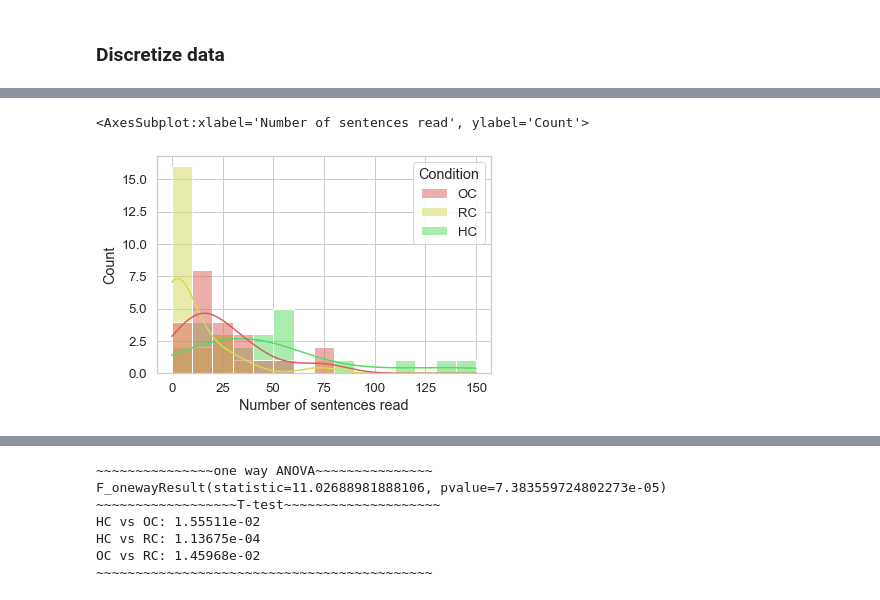
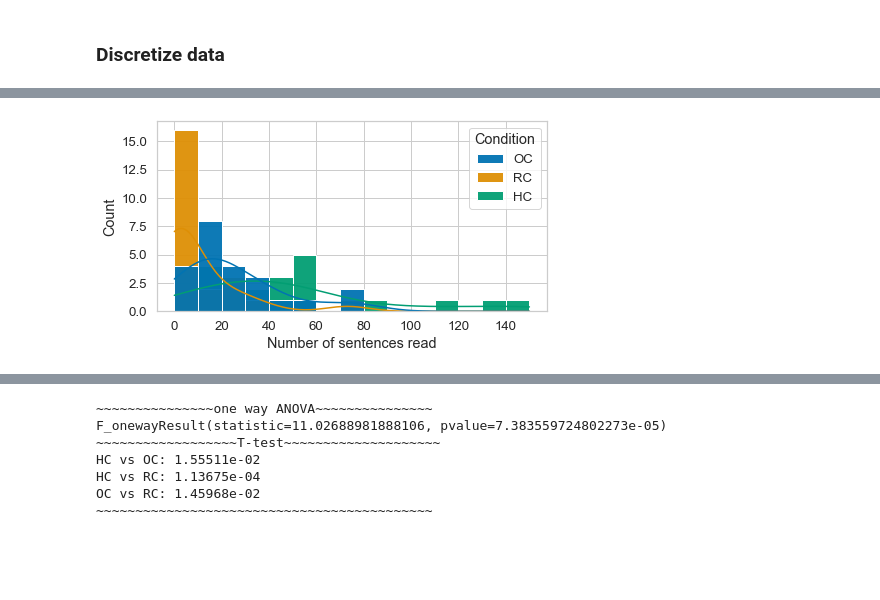
Before and after one commit to Joao-Tiago-Almeida/HRI2023---Conference-Paper, a Jupyter notebook: main.ipynb, the cells around one changed output, grey strips where cells are left out. Saved outputs shown, nothing was run; the diff lists cells and outputs as text; code cells hidden in the pictures; blank space fills up the shorter version.

```diff
--- a/main.ipynb
+++ b/main.ipynb
@@ -6,7 +6,7 @@ import matplotlib.pyplot as plt
 # Set the general theme for the figures
 sns.set(font_scale = 1.2)
 sns.set_style("whitegrid")
-sns.set_palette(palette = "hls", desat = 1)# n_colors = 3,
+sns.set_palette(palette = "colorblind", n_colors = 3)
 # %% [markdown]
 # Statistical Functions
 # %%
@@ -919,5 +741,6 @@ df["Number of sentences read"].plot.hist(bins=range(0,150,10))
 # %%
-sns.histplot(data=df.fillna(0), x="Number of sentences read", hue="Condition", binwidth=10, kde=True)
+plt.figure(figsize=(7.0, 3.5))
+sns.histplot(data=df.fillna(0), x="Number of sentences read", hue="Condition", binwidth=10, kde=True, alpha=.95)
+plt.savefig("figures/Sentences read grouped stacked.pdf",bbox_inches='tight')
 # %% [output]
-<AxesSubplot:xlabel='Number of sentences read', ylabel='Count'>
-[figure, old version]
+[figure, new version]
```
Also changed, not shown: parts of 22 cells of this notebook, 13 other files.
